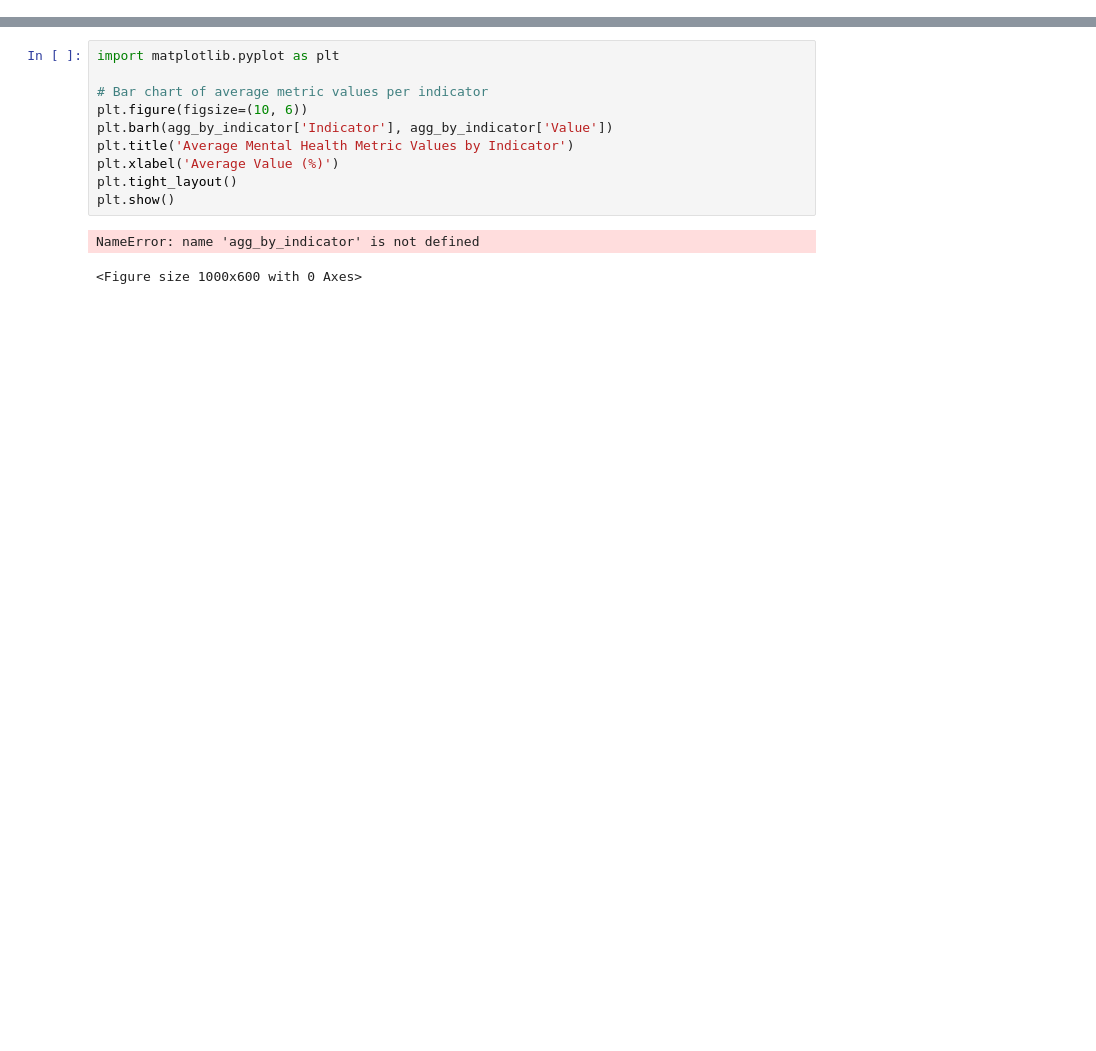
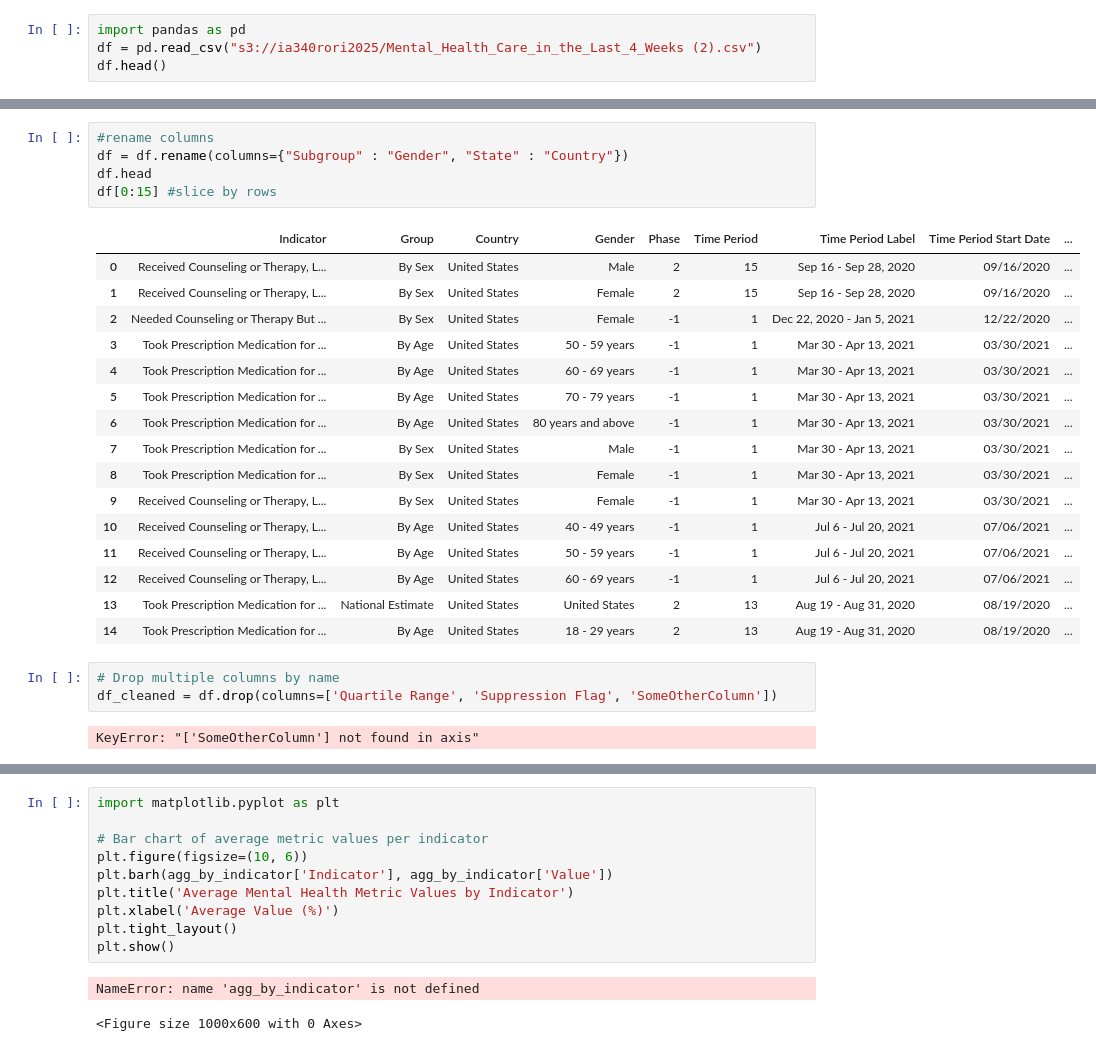
Before and after one commit to zainraviola/IA-340, a Jupyter notebook: Labminiproject.ipynb, the cells around one changed output, grey strips where cells are left out. Drawn from its saved outputs; the diff is of its cells as text; blank space fills up the shorter version.

```diff
--- a/Labminiproject.ipynb
+++ b/Labminiproject.ipynb
@@ -36,0 +15,4 @@ df_cleaned['Value Range'] = df_cleaned['HighCI'] - df_cleaned['LowCI']
+# %%
+import pandas as pd
+df = pd.read_csv("s3://ia340rori2025/Mental_Health_Care_in_the_Last_4_Weeks (2).csv")
+df.head()
@@ -37,3 +58,30 @@ df_cleaned['Value Range'] = df_cleaned['HighCI'] - df_cleaned['LowCI']
+# %%
+#rename columns
+df = df.rename(columns={"Subgroup" : "Gender", "State" : "Country"})
+df.head
+df[0:15] #slice by rows
+# %% [output]
+|  | Indicator | Group | Country | Gender | Phase | Time Period | Time Period Label | Time Period Start Date | ... |
+| 0 | Received Counseling or Therapy, L... | By Sex | United States | Male | 2 | 15 | Sep 16 - Sep 28, 2020 | 09/16/2020 | ... |
+| 1 | Received Counseling or Therapy, L... | By Sex | United States | Female | 2 | 15 | Sep 16 - Sep 28, 2020 | 09/16/2020 | ... |
+| 2 | Needed Counseling or Therapy But ... | By Sex | United States | Female | -1 | 1 | Dec 22, 2020 - Jan 5, 2021 | 12/22/2020 | ... |
+| 3 | Took Prescription Medication for ... | By Age | United States | 50 - 59 years | -1 | 1 | Mar 30 - Apr 13, 2021 | 03/30/2021 | ... |
+| 4 | Took Prescription Medication for ... | By Age | United States | 60 - 69 years | -1 | 1 | Mar 30 - Apr 13, 2021 | 03/30/2021 | ... |
+| 5 | Took Prescription Medication for ... | By Age | United States | 70 - 79 years | -1 | 1 | Mar 30 - Apr 13, 2021 | 03/30/2021 | ... |
+| 6 | Took Prescription Medication for ... | By Age | United States | 80 years and above | -1 | 1 | Mar 30 - Apr 13, 2021 | 03/30/2021 | ... |
+| 7 | Took Prescription Medication for ... | By Sex | United States | Male | -1 | 1 | Mar 30 - Apr 13, 2021 | 03/30/2021 | ... |
+| 8 | Took Prescription Medication for ... | By Sex | United States | Female | -1 | 1 | Mar 30 - Apr 13, 2021 | 03/30/2021 | ... |
+| 9 | Received Counseling or Therapy, L... | By Sex | United States | Female | -1 | 1 | Mar 30 - Apr 13, 2021 | 03/30/2021 | ... |
+| 10 | Received Counseling or Therapy, L... | By Age | United States | 40 - 49 years | -1 | 1 | Jul 6 - Jul 20, 2021 | 07/06/2021 | ... |
+| 11 | Received Counseling or Therapy, L... | By Age | United States | 50 - 59 years | -1 | 1 | Jul 6 - Jul 20, 2021 | 07/06/2021 | ... |
+| 12 | Received Counseling or Therapy, L... | By Age | United States | 60 - 69 years | -1 | 1 | Jul 6 - Jul 20, 2021 | 07/06/2021 | ... |
+| 13 | Took Prescription Medication for ... | National Estimate | United States | United States | 2 | 13 | Aug 19 - Aug 31, 2020 | 08/19/2020 | ... |
+| 14 | Took Prescription Medication for ... | By Age | United States | 18 - 29 years | 2 | 13 | Aug 19 - Aug 31, 2020 | 08/19/2020 | ... |
+# %%
+# Drop multiple columns by name
+df_cleaned = df.drop(columns=['Quartile Range', 'Suppression Flag', 'SomeOtherColumn'])
+# %% [output]
+KeyError: "['SomeOtherColumn'] not found in axis"
 # %%
 # Average value per indicator
 agg_by_indicator = df_cleaned.groupby('Indicator')['Value'].mean().reset_index()
```
Also changed, not shown: parts of 18 cells of this notebook, 3 other files.
